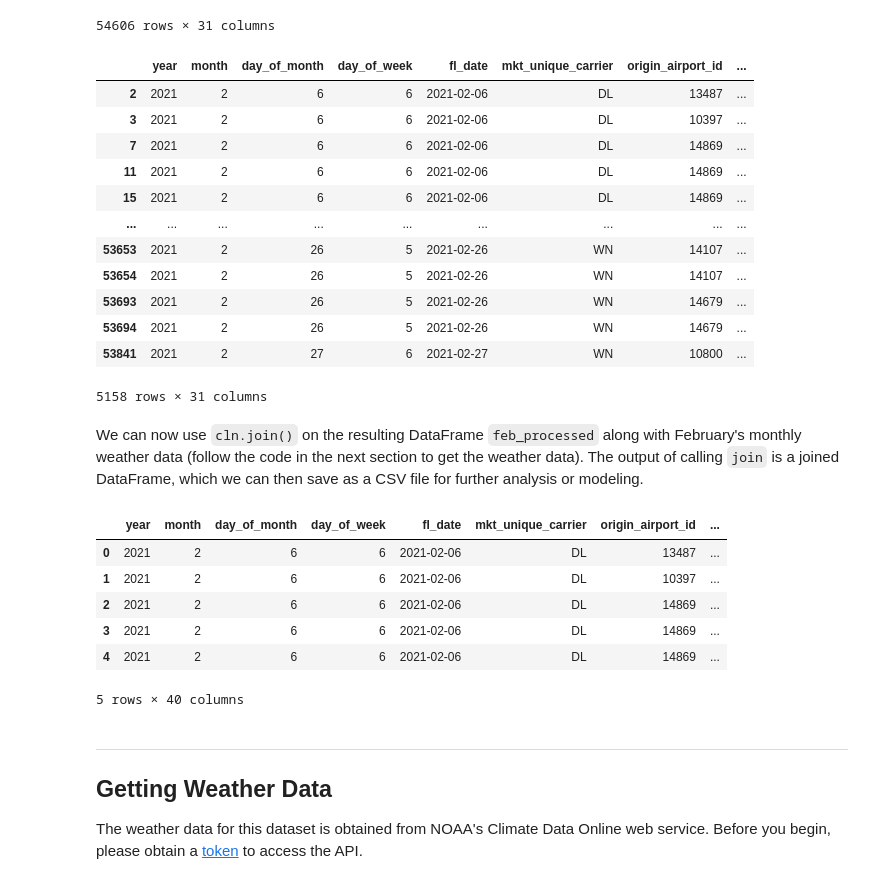
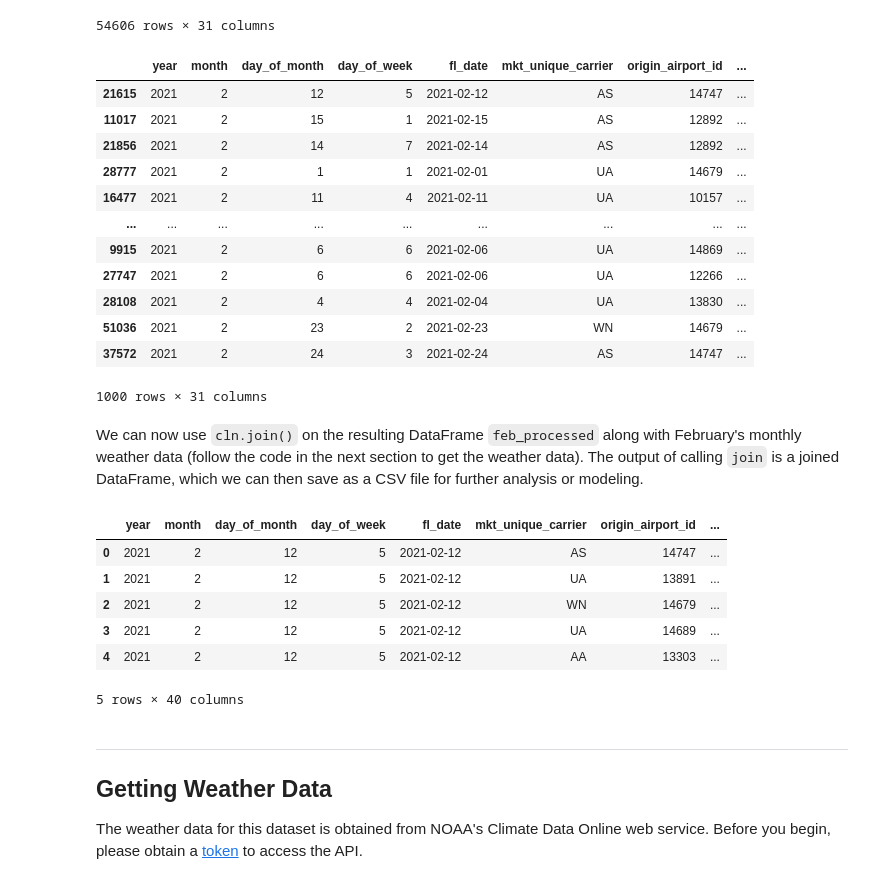
Before and after one commit to haas-digital/datasets, a Jupyter notebook: airline-delay/example.ipynb, the cells around one changed output. Cells and saved outputs as stored; diff of their text form; code cells hidden in the pictures.

Commit message:
finalize airlines, update hotels processing nb, upload datasets

```diff
--- a/airline-delay/example.ipynb
+++ b/airline-delay/example.ipynb
@@ -37,22 +37,22 @@ feb
 | 54605 | 2021 | 2 | 28 | 7 | 2021-02-28 | AA | 14107 | ... |
 54606 rows × 31 columns
 # %%
-feb_processed = cln.process('./BTS_data/202102.csv')
+feb_processed = cln.process('./BTS_data/202102.csv', n_sample=1000)
 feb_processed
 # %% [output]
 |  | year | month | day_of_month | day_of_week | fl_date | mkt_unique_carrier | origin_airport_id | ... |
-| 2 | 2021 | 2 | 6 | 6 | 2021-02-06 | DL | 13487 | ... |
-| 3 | 2021 | 2 | 6 | 6 | 2021-02-06 | DL | 10397 | ... |
-| 7 | 2021 | 2 | 6 | 6 | 2021-02-06 | DL | 14869 | ... |
-| 11 | 2021 | 2 | 6 | 6 | 2021-02-06 | DL | 14869 | ... |
-| 15 | 2021 | 2 | 6 | 6 | 2021-02-06 | DL | 14869 | ... |
+| 21615 | 2021 | 2 | 12 | 5 | 2021-02-12 | AS | 14747 | ... |
+| 11017 | 2021 | 2 | 15 | 1 | 2021-02-15 | AS | 12892 | ... |
+| 21856 | 2021 | 2 | 14 | 7 | 2021-02-14 | AS | 12892 | ... |
+| 28777 | 2021 | 2 | 1 | 1 | 2021-02-01 | UA | 14679 | ... |
+| 16477 | 2021 | 2 | 11 | 4 | 2021-02-11 | UA | 10157 | ... |
 | ... | ... | ... | ... | ... | ... | ... | ... | ... |
-| 53653 | 2021 | 2 | 26 | 5 | 2021-02-26 | WN | 14107 | ... |
-| 53654 | 2021 | 2 | 26 | 5 | 2021-02-26 | WN | 14107 | ... |
-| 53693 | 2021 | 2 | 26 | 5 | 2021-02-26 | WN | 14679 | ... |
-| 53694 | 2021 | 2 | 26 | 5 | 2021-02-26 | WN | 14679 | ... |
-| 53841 | 2021 | 2 | 27 | 6 | 2021-02-27 | WN | 10800 | ... |
+| 9915 | 2021 | 2 | 6 | 6 | 2021-02-06 | UA | 14869 | ... |
+| 27747 | 2021 | 2 | 6 | 6 | 2021-02-06 | UA | 12266 | ... |
+| 28108 | 2021 | 2 | 4 | 4 | 2021-02-04 | UA | 13830 | ... |
+| 51036 | 2021 | 2 | 23 | 2 | 2021-02-23 | WN | 14679 | ... |
+| 37572 | 2021 | 2 | 24 | 3 | 2021-02-24 | AS | 14747 | ... |
-5158 rows × 31 columns
+1000 rows × 31 columns
 # %% [markdown]
 We can now use `cln.join()` on the resulting DataFrame `feb_processed` along with February's monthly weather data (follow the code in the next section to get the weather data).
 The output of calling `join` is a joined DataFrame, which we can then save as a CSV file for further analysis or modeling.
@@ -61,11 +61,11 @@ feb_joined = cln.join(feb_processed, './noaa_data/2021-02.csv')
 feb_joined.head()
 # %% [output]
 |  | year | month | day_of_month | day_of_week | fl_date | mkt_unique_carrier | origin_airport_id | ... |
-| 0 | 2021 | 2 | 6 | 6 | 2021-02-06 | DL | 13487 | ... |
-| 1 | 2021 | 2 | 6 | 6 | 2021-02-06 | DL | 10397 | ... |
-| 2 | 2021 | 2 | 6 | 6 | 2021-02-06 | DL | 14869 | ... |
-| 3 | 2021 | 2 | 6 | 6 | 2021-02-06 | DL | 14869 | ... |
-| 4 | 2021 | 2 | 6 | 6 | 2021-02-06 | DL | 14869 | ... |
+| 0 | 2021 | 2 | 12 | 5 | 2021-02-12 | AS | 14747 | ... |
+| 1 | 2021 | 2 | 12 | 5 | 2021-02-12 | UA | 13891 | ... |
+| 2 | 2021 | 2 | 12 | 5 | 2021-02-12 | WN | 14679 | ... |
+| 3 | 2021 | 2 | 12 | 5 | 2021-02-12 | UA | 14689 | ... |
+| 4 | 2021 | 2 | 12 | 5 | 2021-02-12 | AA | 13303 | ... |
 5 rows × 40 columns
 # %%
 feb_joined.to_csv('202102-complete.csv', index=False)
```
Also changed, not shown: parts of 11 cells of this notebook, 9 other files.
